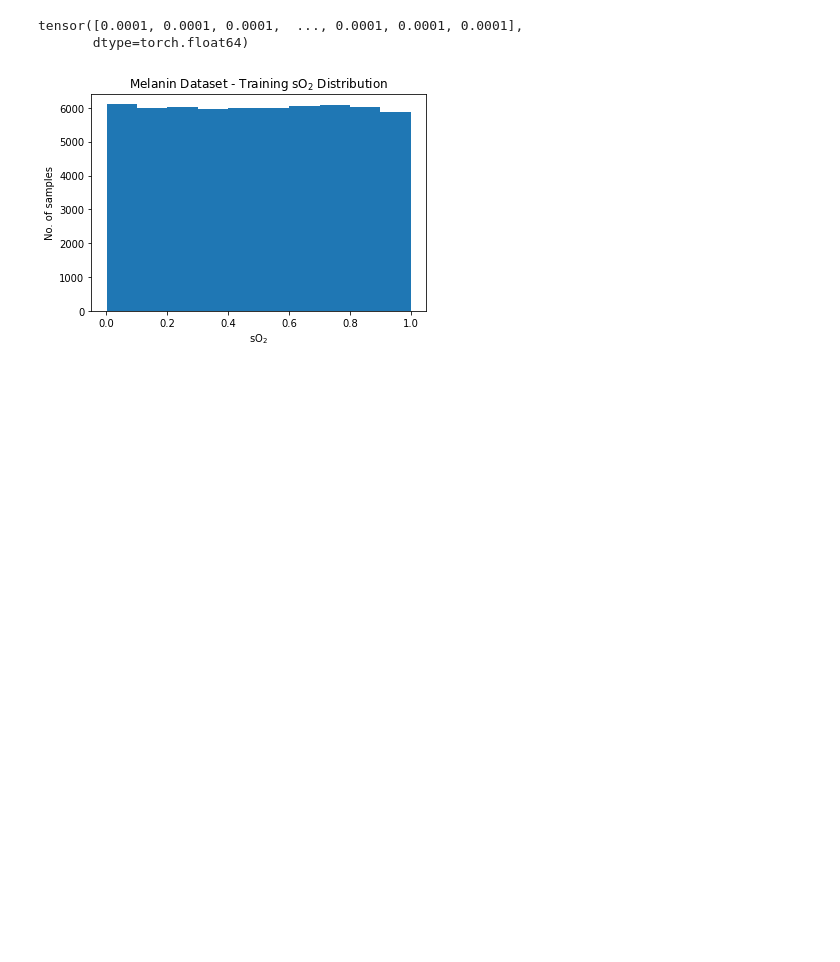
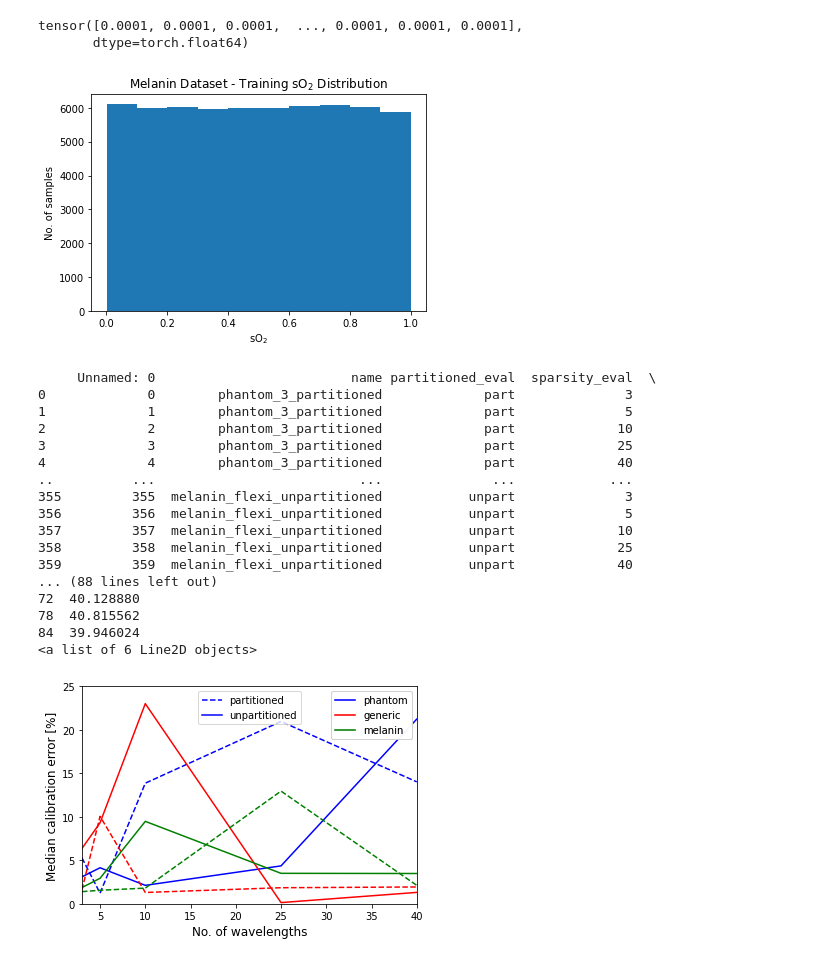
Before and after one commit to micdoh/qPAI_cINN_uncertainty_estimation, a Jupyter notebook: notebooks/multiple_eval.ipynb, the cells around one changed output. Cells and saved outputs as stored; diff of their text form; code cells hidden in the pictures; blank space fills up the shorter version.

Commit message:
Correct axis labels and enhance fontsize

```diff
--- a/notebooks/multiple_eval.ipynb
+++ b/notebooks/multiple_eval.ipynb
@@ -256,3 +257,63 @@ ax.set_title('Melanin Dataset - Training sO$_2$ Distribution')
 plt.show()
 # %% [output]
 [figure]
+# %%
+import itertools
+df = pd.read_csv(output_csv)
+fig, ax = plt.subplots()
+datasets = ['phantom', 'generic', 'melanin']
+colors = ['b', 'r', 'g', 'c']
+cc = itertools.cycle(colors)
+print(df)
+for dataset in datasets:
+    df = pd.read_csv(output_csv)
+    print(dataset)
+    root_df = df[df.name.str.startswith(dataset)]
+    part_rows = []
+    for part in 'part', 'unpart':
+        rows = []
+        for n_str, n in {'3': 3, '5': 5, '10': 10, '25': 25, '40': 40}.items():
+            df = root_df[root_df.name.str.contains(f'_{n_str}')]
+            df = df[df['sparsity_eval']==n]
+            df = df[df.name.str.contains(f'_{part}') & df.partitioned_eval.str.fullmatch(part)]
+            rows.append(df.head(1))
+        part_rows.append(rows)
+    part_df = pd.concat(part_rows[0])
+    unpart_df = pd.concat(part_rows[1])
+    print(part_df)
+    c = next(cc)
+    ax.plot(part_df['sparsity_eval'], part_df['med_calib_err']*100, linestyle='--', label='partitioned', color=c)
+    ax.plot(unpart_df['sparsity_eval'], unpart_df['med_calib_err']*100, label='unpartitioned', color=c)
+
+lines = ax.get_lines()
+print(lines)
+legend1 = plt.legend([lines[i] for i in [0,1]], ["partitioned", "unpartitioned"], loc=9)
+legend2 = plt.legend([lines[i] for i in [1,3,5]], datasets, loc=1)
+ax.add_artist(legend1)
+ax.add_artist(legend2)
+ax.set_xlabel('No. of wavelengths', fontsize=12)
+ax.set_ylabel('Median calibration error [%]', fontsize=12)
+#ax.legend(fontsize=12)
+ax.set_xlim(3,40)
+ax.set_ylim(0,25)
+#ax.set_title('Melanin Dataset - Training sO$_2$ Distribution')
+plt.show()
+# %% [output]
+     Unnamed: 0                         name partitioned_eval  sparsity_eval  \
+0             0        phantom_3_partitioned             part              3
+1             1        phantom_3_partitioned             part              5
+2             2        phantom_3_partitioned             part             10
+3             3        phantom_3_partitioned             part             25
+4             4        phantom_3_partitioned             part             40
+..          ...                          ...              ...            ...
+355         355  melanin_flexi_unpartitioned           unpart              3
+356         356  melanin_flexi_unpartitioned           unpart              5
+357         357  melanin_flexi_unpartitioned           unpart             10
+358         358  melanin_flexi_unpartitioned           unpart             25
+359         359  melanin_flexi_unpartitioned           unpart             40
+... (88 lines left out)
+72  40.128880
+78  40.815562
+84  39.946024
+<a list of 6 Line2D objects>
+[figure, added]
```
Also changed, not shown: parts of 3 cells of this notebook, 2 other files.
